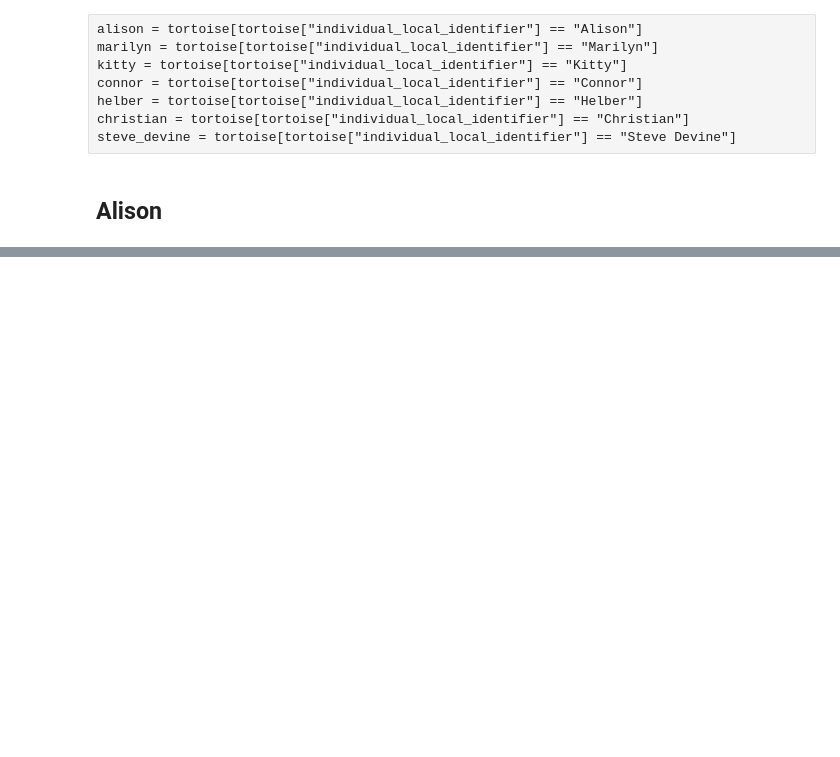
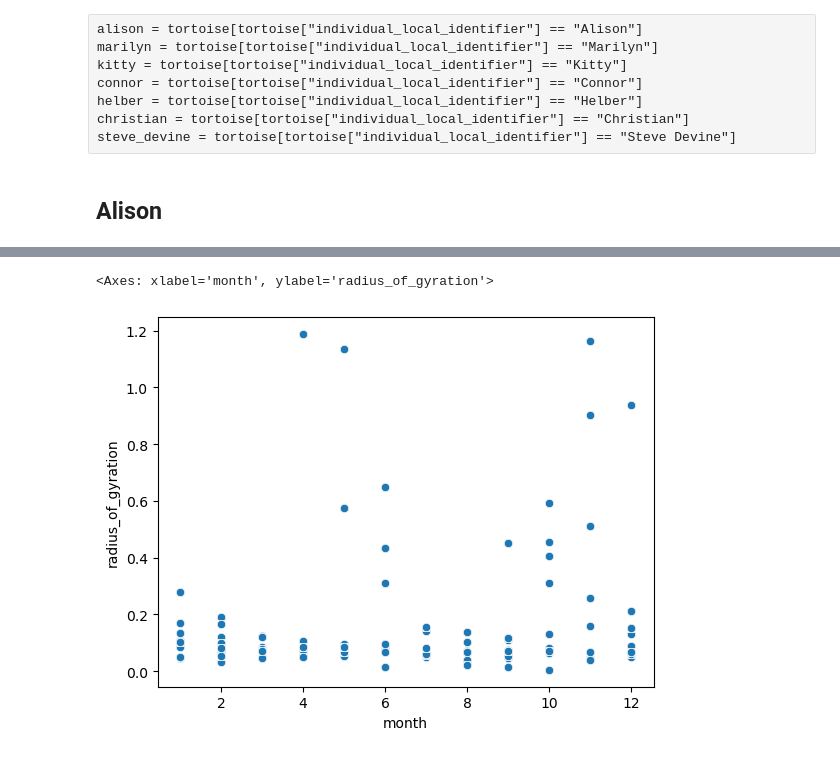
Before and after one commit to joshwinnes11/Math485, a Jupyter notebook: HW/HW4.ipynb, the cells around one changed output, grey strips where cells are left out. Saved outputs shown, nothing was run; the diff lists cells and outputs as text; code cells hidden in the pictures; blank space fills up the shorter version.

```diff
--- a/HW/HW4.ipynb
+++ b/HW/HW4.ipynb
@@ -190,0 +253,5 @@ def run_kmeans(df, colnames, k):
+# %%
+sns.scatterplot(alison_trajectory, x='month', y='radius_of_gyration')
+# %% [output]
+<Axes: xlabel='month', ylabel='radius_of_gyration'>
+[figure, added]
```
Also changed, not shown: parts of 19 cells of this notebook.
